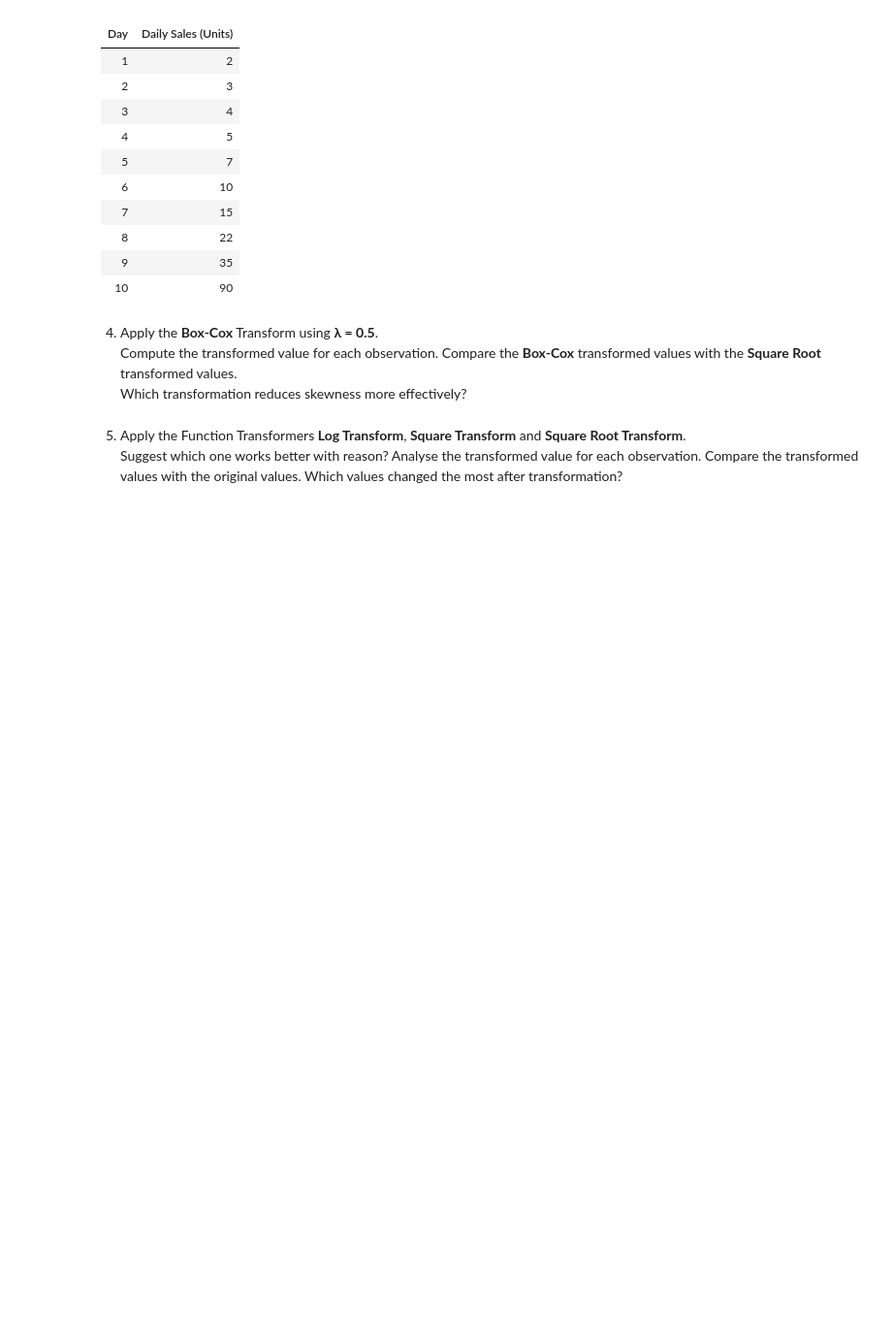
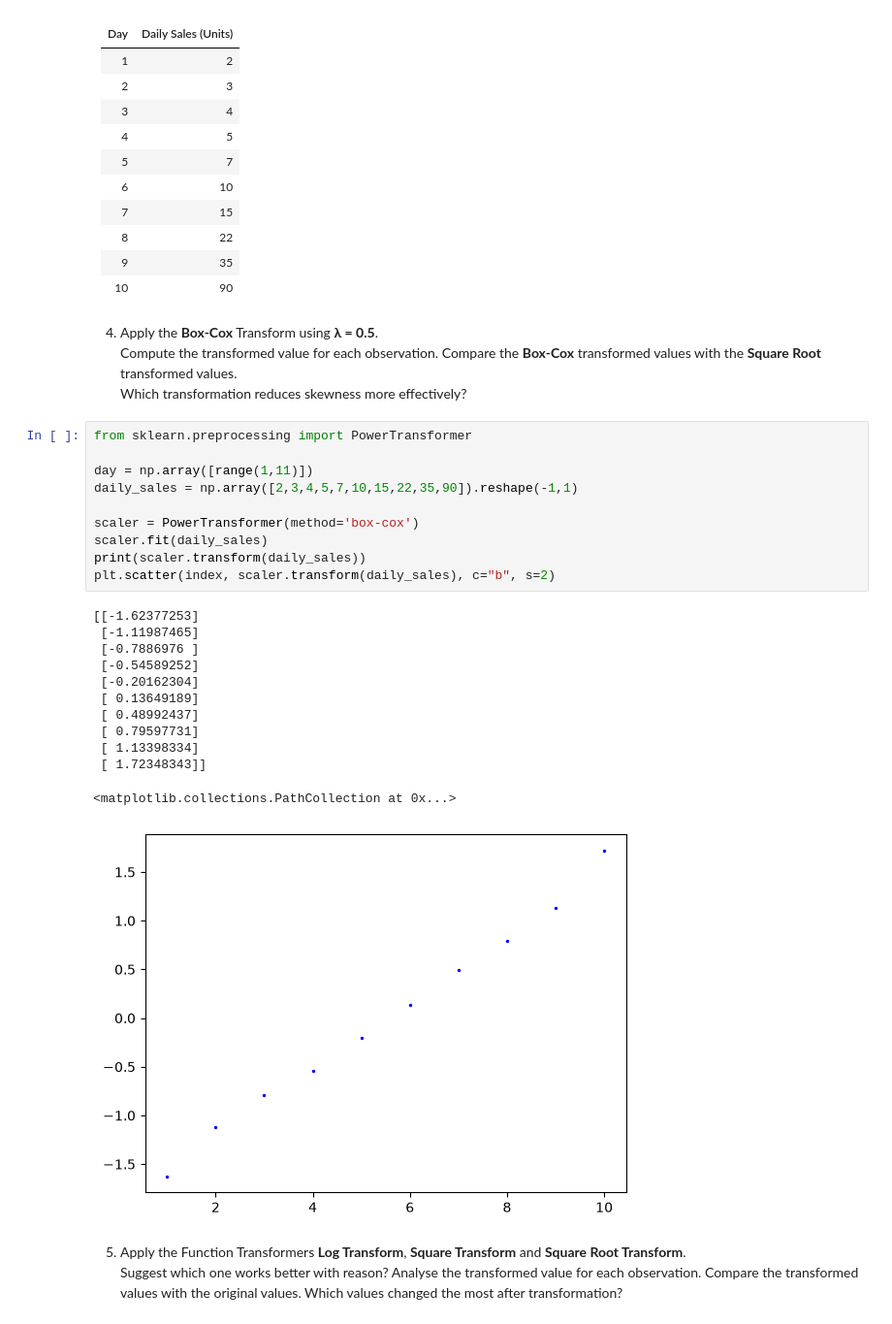
Before and after one commit to Anand-Ramdas-Kale/learning-basics, a Jupyter notebook: et_00.ipynb, the cells around one changed output. Shown at 97% size. Saved outputs shown, nothing was run; the diff lists cells and outputs as text; blank space fills up the shorter version.

```diff
--- a/et_00.ipynb
+++ b/et_00.ipynb
@@ -124,6 +202,29 @@ Compute the transformed value for each observation.
 Compare the **Box-Cox** transformed values with the **Square Root** transformed
 values.
 Which transformation reduces skewness more effectively?
+# %%
+from sklearn.preprocessing import PowerTransformer
+
+day = np.array([range(1,11)])
+daily_sales = np.array([2,3,4,5,7,10,15,22,35,90]).reshape(-1,1)
+
+scaler = PowerTransformer(method='box-cox')
+scaler.fit(daily_sales)
+print(scaler.transform(daily_sales))
+plt.scatter(index, scaler.transform(daily_sales), c="b", s=2)
+# %% [output]
+[[-1.62377253]
+ [-1.11987465]
+ [-0.7886976 ]
+ [-0.54589252]
+ [-0.20162304]
+ [ 0.13649189]
+ [ 0.48992437]
+ [ 0.79597731]
+ [ 1.13398334]
+ [ 1.72348343]]
+<matplotlib.collections.PathCollection at 0x...>
+[figure, added]
 # %% [markdown]
 5) Apply the Function Transformers **Log Transform**, **Square Transform** and **Square Root
 Transform**.
```
Also changed, not shown: parts of 14 cells of this notebook.
